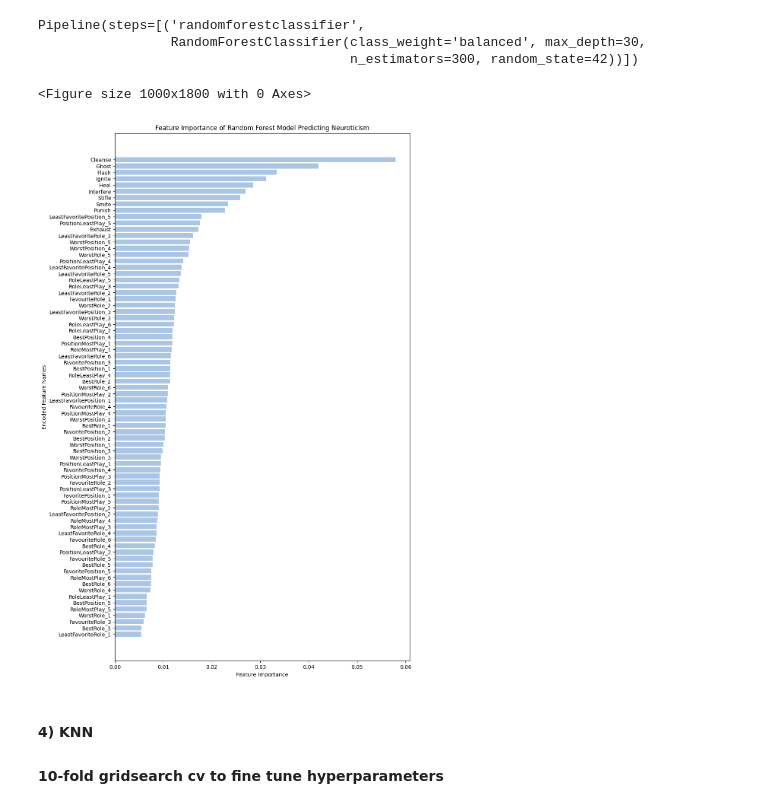
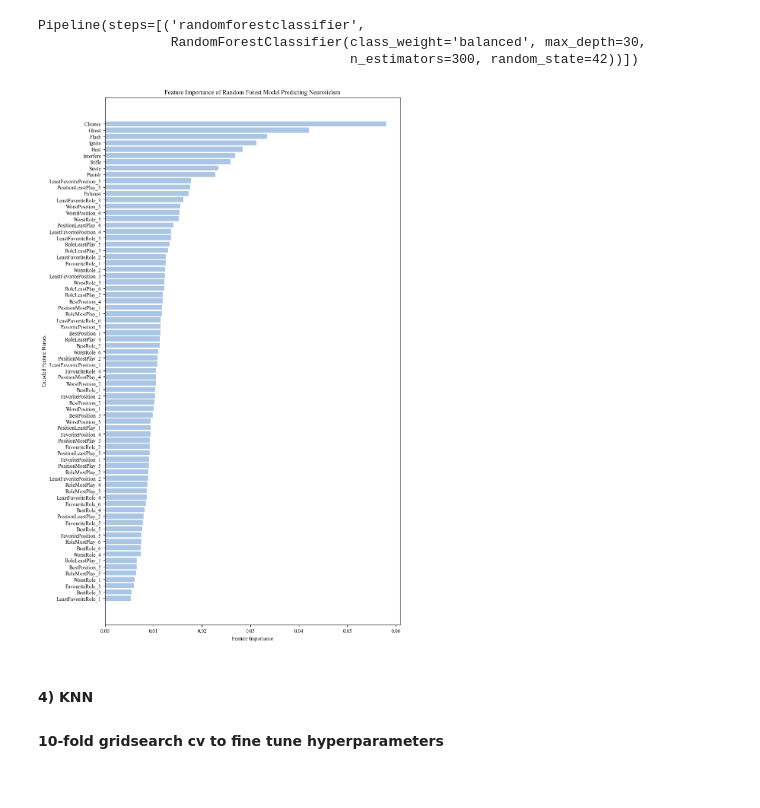
Before and after one commit to Kilig1210/MOBA-game, a Jupyter notebook: final analysis (feature importance).ipynb, the cells around one changed output. Drawn from its saved outputs; the diff is of its cells as text; code cells hidden in the pictures.

```diff
--- a/final analysis (feature importance).ipynb
+++ b/final analysis (feature importance).ipynb
@@ -188,7 +188,7 @@ print(f1)
 #### 10-fold gridsearch cv to fine tune the hyperparameters
 # %%
 
-lr = make_pipeline(LogisticRegression(class_weight='balanced', random_state=42))
+lr = make_pipeline(LogisticRegression(class_weight='balanced', random_state=42, penalty='l2'))
 
 lr_param_grid={'logisticregression__C': [0.01, 0.1, 1.0, 10, 100],
                'logisticregression__solver': ['newton-cg', 'sag', 'saga','lbfgs']}
@@ -346,29 +346,24 @@ Pipeline(steps=[('randomforestclassifier',
 # %%
 
 feature_importance = best_rf.named_steps['randomforestclassifier'].feature_importances_
 
 
 feature_importance_df = pd.DataFrame({
     'Feature': X_train.columns,
     'Importance': feature_importance
 })
 
 feature_importance_df = feature_importance_df.sort_values(by='Importance', ascending=True)
 
 plt.figure(figsize=(10,18))
 
-
-
-
-plt.figure(figsize=(10, 18))
 plt.barh(feature_importance_df['Feature'], feature_importance_df['Importance'], color='#ABC6E4')
 plt.xlabel('Feature Importance')
 plt.ylabel('Encoded Feature Names')
 plt.title('Feature Importance of Random Forest Model Predicting Neuroticism')
 plt.show()
 # %% [output]
-<Figure size 1000x1800 with 0 Axes>
-[figure, old version]
+[figure, new version]
 # %% [markdown]
 #### 4) KNN
 #### 10-fold gridsearch cv to fine tune hyperparameters
```
Also changed, not shown: parts of 15 cells of this notebook, 9 other files.
